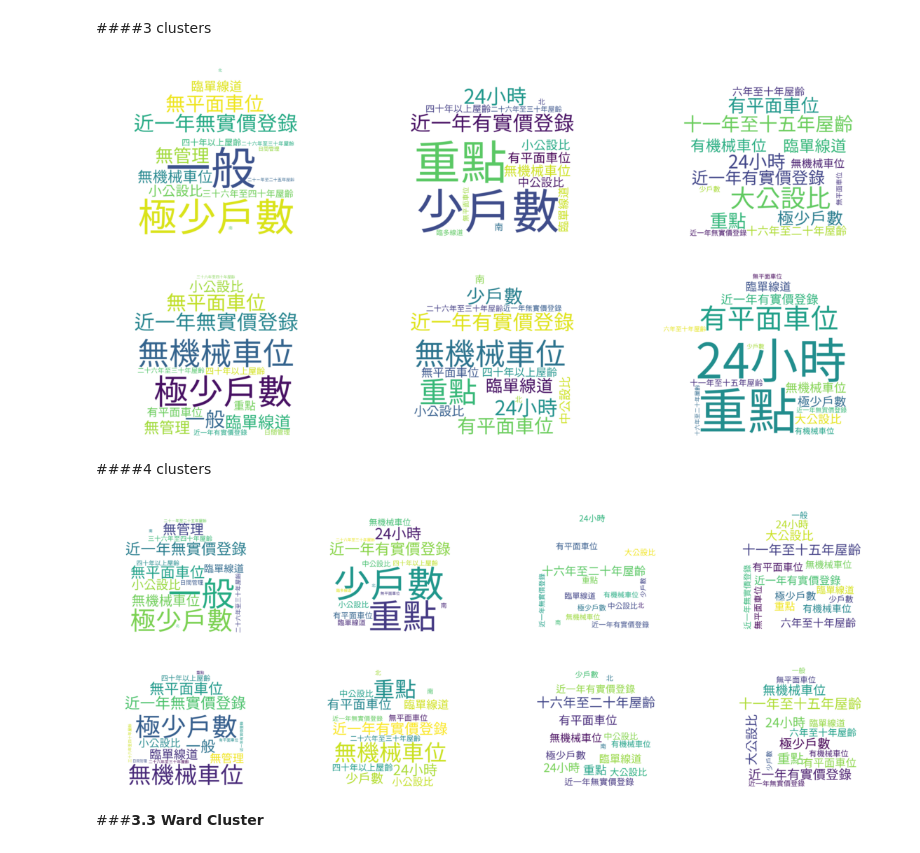
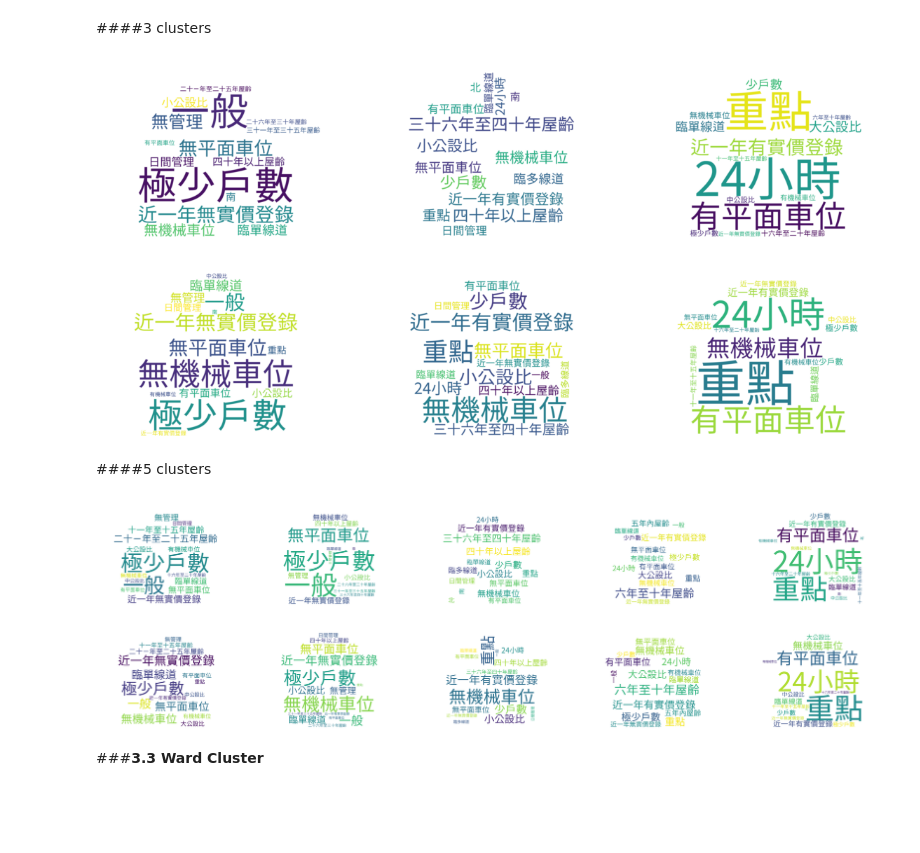
Before and after one commit to angel870326/Hierarchical-Clustering, a Jupyter notebook: taipei_wordcloud_text.ipynb, the cells around one changed output. Saved outputs shown, nothing was run; the diff lists cells and outputs as text; code cells hidden in the pictures; blank space fills up the shorter version.

```diff
--- a/taipei_wordcloud_text.ipynb
+++ b/taipei_wordcloud_text.ipynb
@@ -31,9 +31,9 @@ Mounted at /content/gdrive
 # %%
 import pandas as pd
-cluster_result = pd.read_csv('/content/gdrive/My Drive/碩一下/Capstone/hierarchical_clustering/taipei/hierarchical_textcluster_pca_taipei_r.csv')
+cluster_result = pd.read_csv('/content/gdrive/My Drive/碩一下/Capstone/hierarchical_clustering/taipei/hierarchical_textcluster_taipei_r.csv')
 # %%
 # cluster size
-cluster_method_name = ['cluster_complete_3', 'cluster_complete_4', 'cluster_avg_3', 'cluster_avg_4', 'cluster_ward_3', 'cluster_ward_4']
+cluster_method_name = ['cluster_complete_3', 'cluster_complete_4', 'cluster_avg_3', 'cluster_avg_5', 'cluster_ward_3', 'cluster_ward_4']
 clusterSizeDf = pd.DataFrame({'cluster':list('1234')})
 for i in cluster_method_name:
   c = cluster_result[['c0101', i]].groupby(i).count().reset_index(i)
@@ -335,23 +335,23 @@ createClusterWC(cluster_feature_weight_1, avg3_list)
 fig = plt.figure(figsize=(20, 10))
 createClusterWC(cluster_feature_weight_2, avg3_list)
 # %% [output]
-[figure, old version]
+[figure, new version]
-[figure, old version]
+[figure, new version]
 # %% [markdown]
-####4 clusters
+####5 clusters
 # %%
-avg4_list = ['avg_4_1','avg_4_2','avg_4_3','avg_4_4']
+avg5_list = ['avg_5_1','avg_5_2','avg_5_3','avg_5_4','avg_5_5']
 
 # Method 1
-fig = plt.figure(figsize=(20, 10))
-createClusterWC(cluster_feature_weight_1, avg4_list)
+fig = plt.figure(figsize=(40, 10))
+createClusterWC(cluster_feature_weight_1, avg5_list)
 
 # Method 2
-fig = plt.figure(figsize=(20, 10))
-createClusterWC(cluster_feature_weight_2, avg4_list)
+fig = plt.figure(figsize=(40, 10))
+createClusterWC(cluster_feature_weight_2, avg5_list)
 # %% [output]
-[figure, old version]
+[figure, new version]
-[figure, old version]
+[figure, new version]
 # %% [markdown]
 ###**3.3 Ward Cluster**
 # %% [markdown]
```
Also changed, not shown: parts of 14 cells of this notebook.
